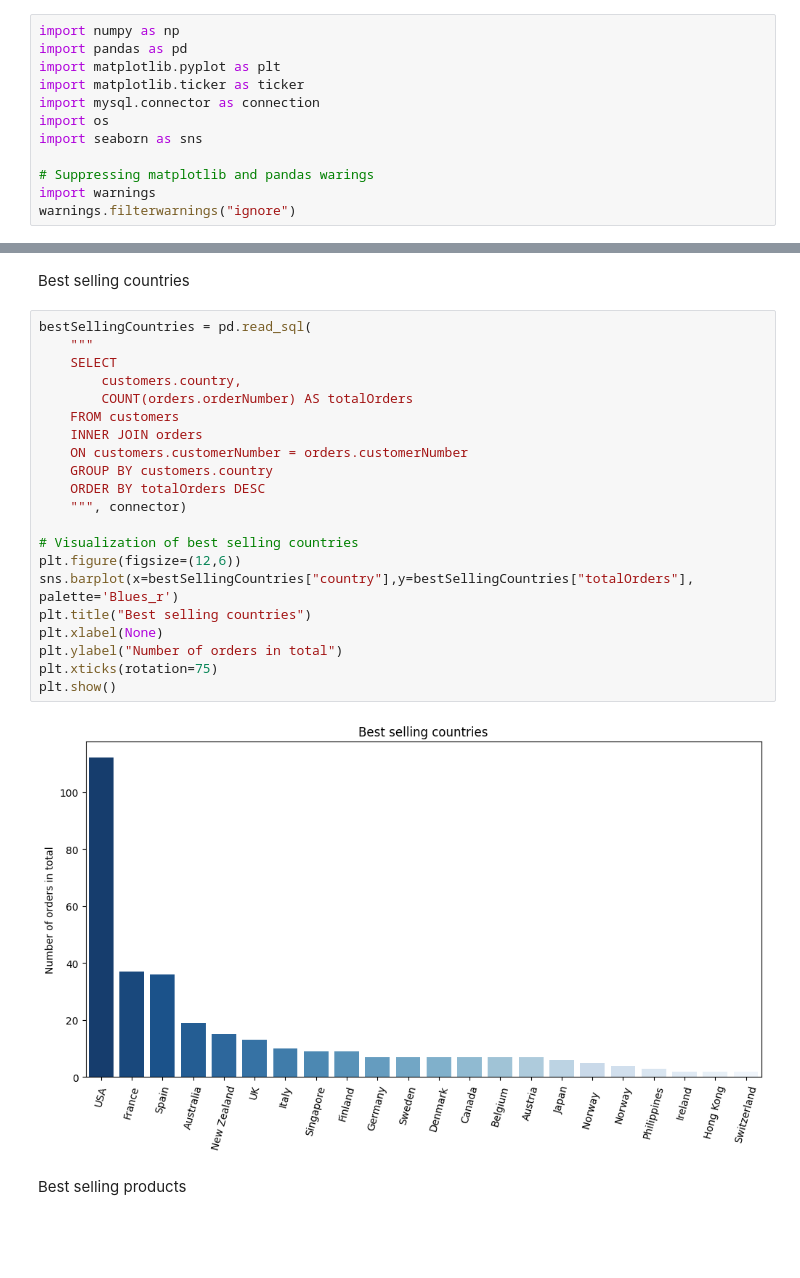
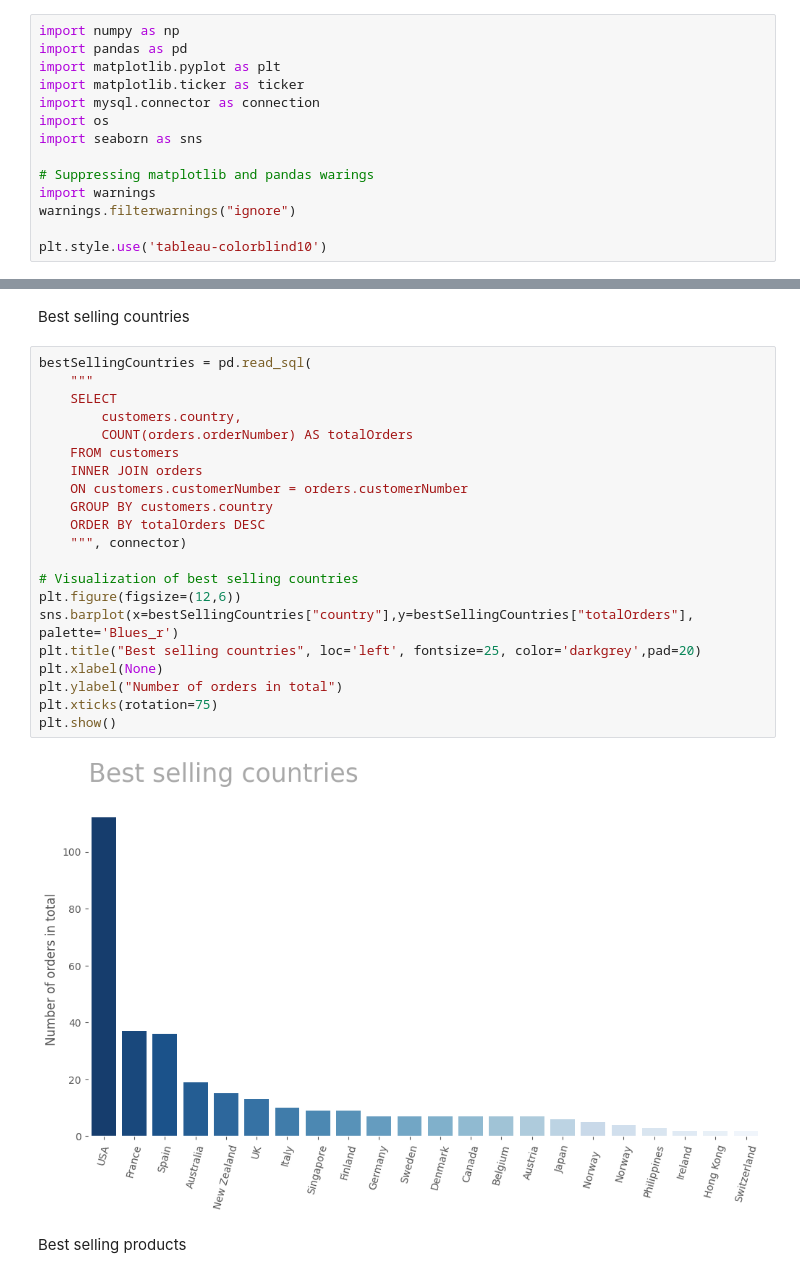
Before and after one commit to OgrodowskiJedrzej/Sales-Analysis, a Jupyter notebook: main.ipynb, the cells around one changed output, grey strips where cells are left out. Cells and saved outputs as stored; diff of their text form; blank space fills up the shorter version.

Commit message:
Updated graphs

```diff
--- a/main.ipynb
+++ b/main.ipynb
@@ -10,6 +10,8 @@ import seaborn as sns
 # Suppressing matplotlib and pandas warings
 import warnings
 warnings.filterwarnings("ignore")
+
+plt.style.use('tableau-colorblind10')
 # %% [markdown]
 Connecting to database
 # %%
@@ -61,26 +63,26 @@ Best selling countries
 # %%
 bestSellingCountries = pd.read_sql(
     """
     SELECT
         customers.country,
         COUNT(orders.orderNumber) AS totalOrders
     FROM customers
     INNER JOIN orders
     ON customers.customerNumber = orders.customerNumber
     GROUP BY customers.country
     ORDER BY totalOrders DESC
     """, connector)
 
 # Visualization of best selling countries
 plt.figure(figsize=(12,6))
 sns.barplot(x=bestSellingCountries["country"],y=bestSellingCountries["totalOrders"], palette='Blues_r')
-plt.title("Best selling countries")
+plt.title("Best selling countries", loc='left', fontsize=25, color='darkgrey',pad=20)
 plt.xlabel(None)
 plt.ylabel("Number of orders in total")
 plt.xticks(rotation=75)
 plt.show()
 # %% [output]
-[figure, old version]
+[figure, new version]
 # %% [markdown]
 Best selling products
 # %%
```
Also changed, not shown: parts of 6 cells of this notebook.
